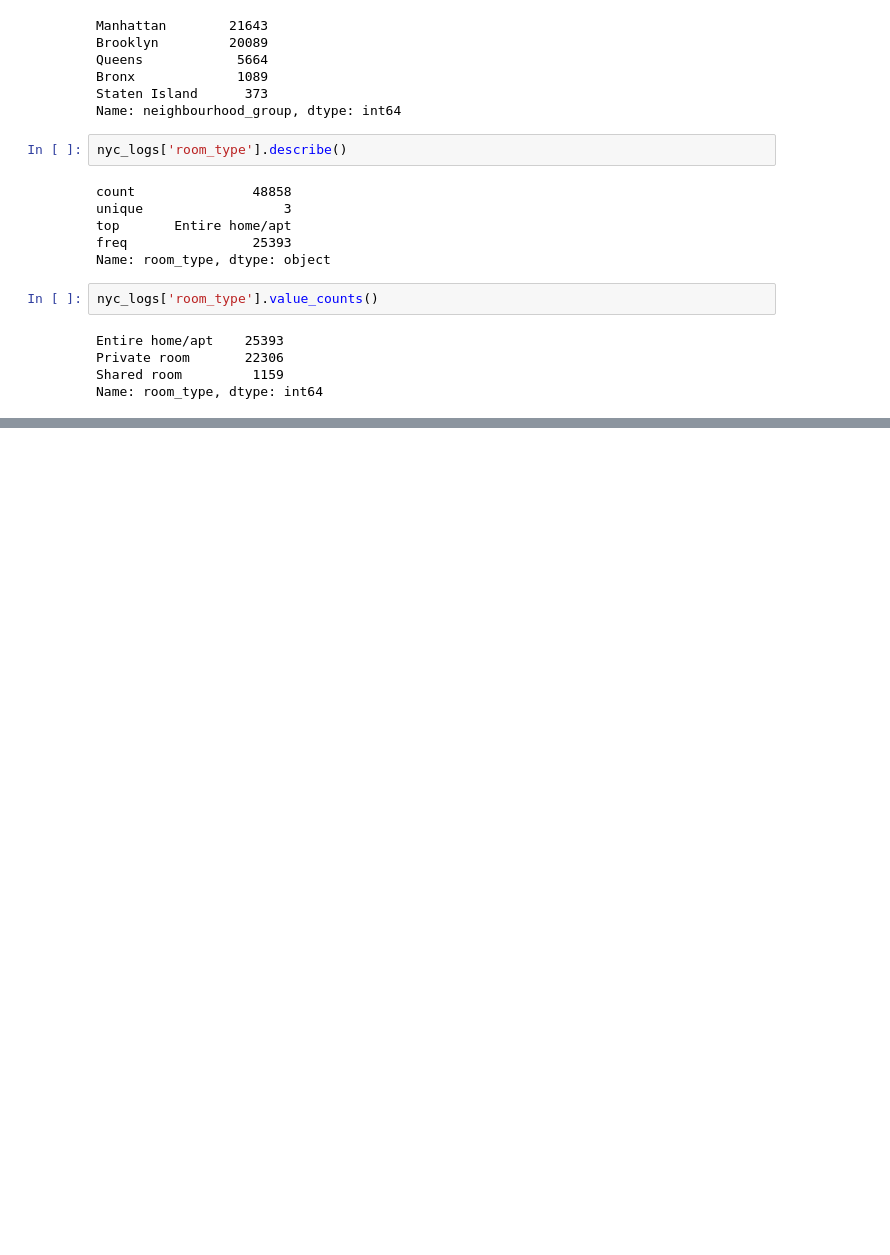
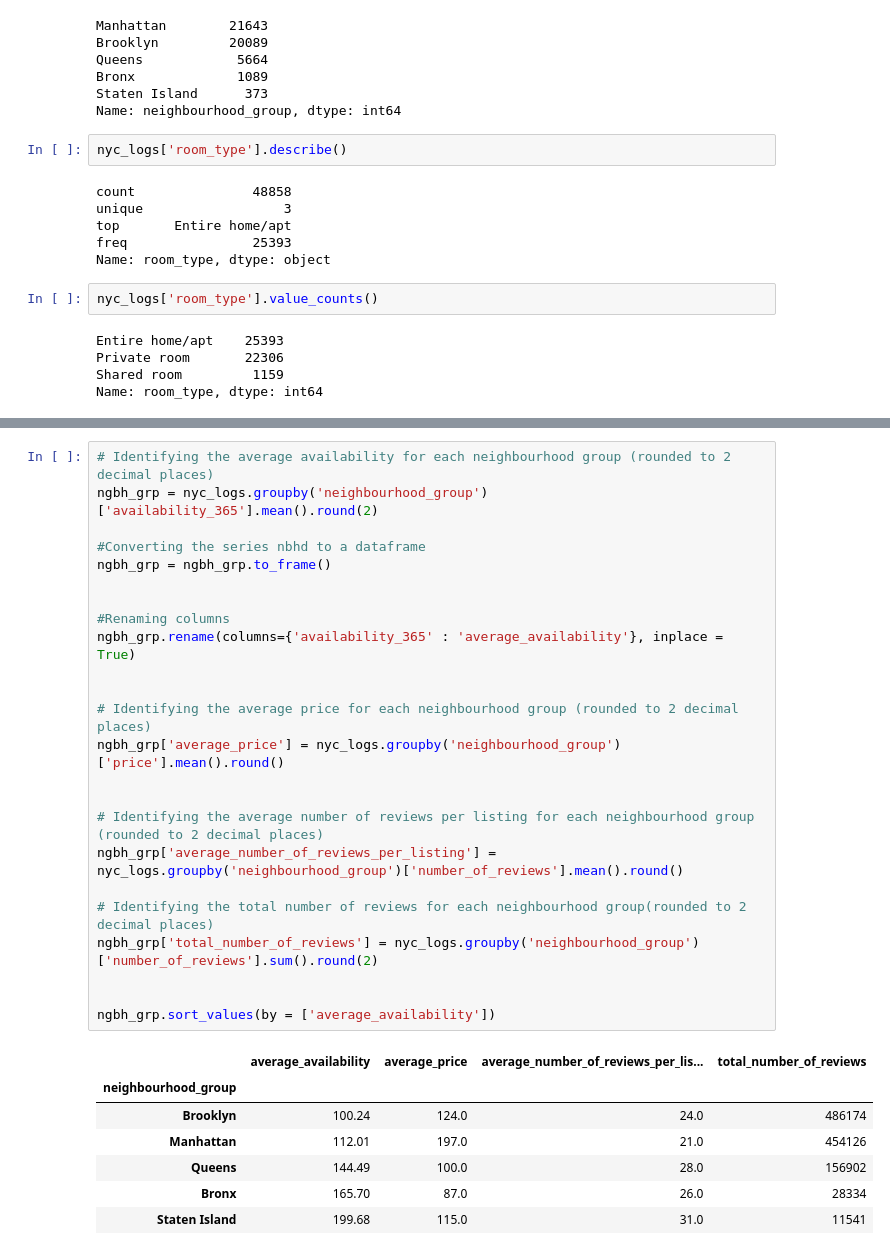
Before and after one commit to KunalSharma2001/Data-Analysis-Projects, a Jupyter notebook: NYC_Airbnb_DataAnalysis.ipynb, the cells around one changed output, grey strips where cells are left out. Cells and saved outputs as stored; diff of their text form; blank space fills up the shorter version.

```diff
--- a/NYC_Airbnb_DataAnalysis.ipynb
+++ b/NYC_Airbnb_DataAnalysis.ipynb
@@ -467,0 +482,32 @@ Text(0.5, 1.0, 'Number of Rooms of Each Type')
+# %%
+# Identifying the average availability for each neighbourhood group (rounded to 2 decimal places)
+ngbh_grp = nyc_logs.groupby('neighbourhood_group')['availability_365'].mean().round(2)
+
+#Converting the series nbhd to a dataframe
+ngbh_grp = ngbh_grp.to_frame()
+
+
+#Renaming columns
+ngbh_grp.rename(columns={'availability_365' : 'average_availability'}, inplace = True)
+
+
+# Identifying the average price for each neighbourhood group (rounded to 2 decimal places)
+ngbh_grp['average_price'] = nyc_logs.groupby('neighbourhood_group')['price'].mean().round()
+
+
+# Identifying the average number of reviews per listing for each neighbourhood group (rounded to 2 decimal places)
+ngbh_grp['average_number_of_reviews_per_listing'] = nyc_logs.groupby('neighbourhood_group')['number_of_reviews'].mean().round()
+
+# Identifying the total number of reviews for each neighbourhood group(rounded to 2 decimal places)
+ngbh_grp['total_number_of_reviews'] = nyc_logs.groupby('neighbourhood_group')['number_of_reviews'].sum().round(2)
+
+
+ngbh_grp.sort_values(by = ['average_availability'])
+# %% [output]
+|  | average_availability | average_price | average_number_of_reviews_per_lis... | total_number_of_reviews |
+| neighbourhood_group |  |  |  |  |
+| Brooklyn | 100.24 | 124.0 | 24.0 | 486174 |
+| Manhattan | 112.01 | 197.0 | 21.0 | 454126 |
+| Queens | 144.49 | 100.0 | 28.0 | 156902 |
+| Bronx | 165.70 | 87.0 | 26.0 | 28334 |
+| Staten Island | 199.68 | 115.0 | 31.0 | 11541 |
```
Also changed, not shown: parts of 15 cells of this notebook.
